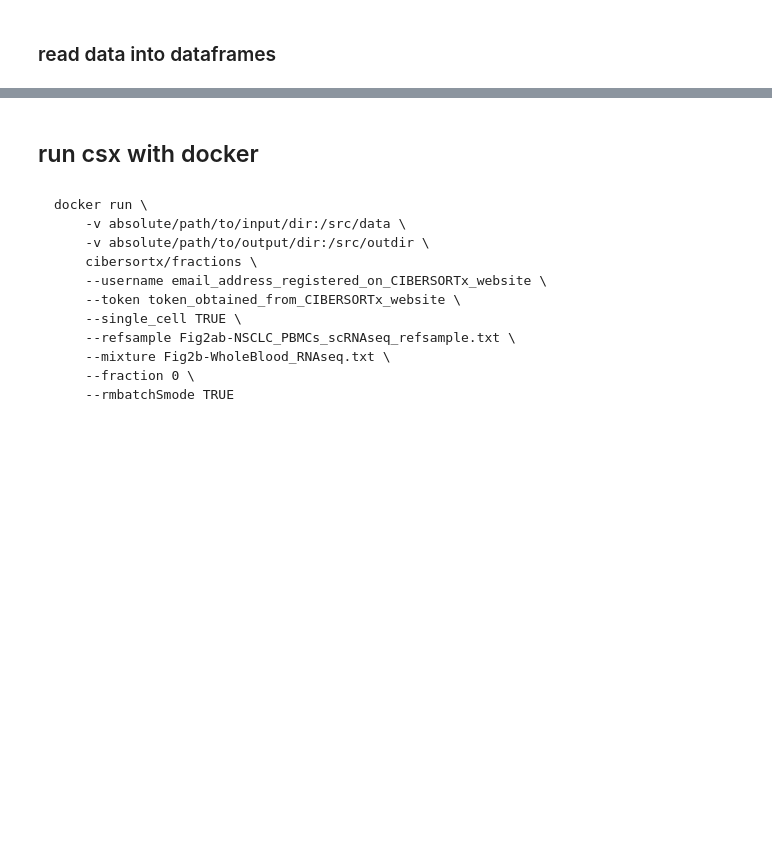
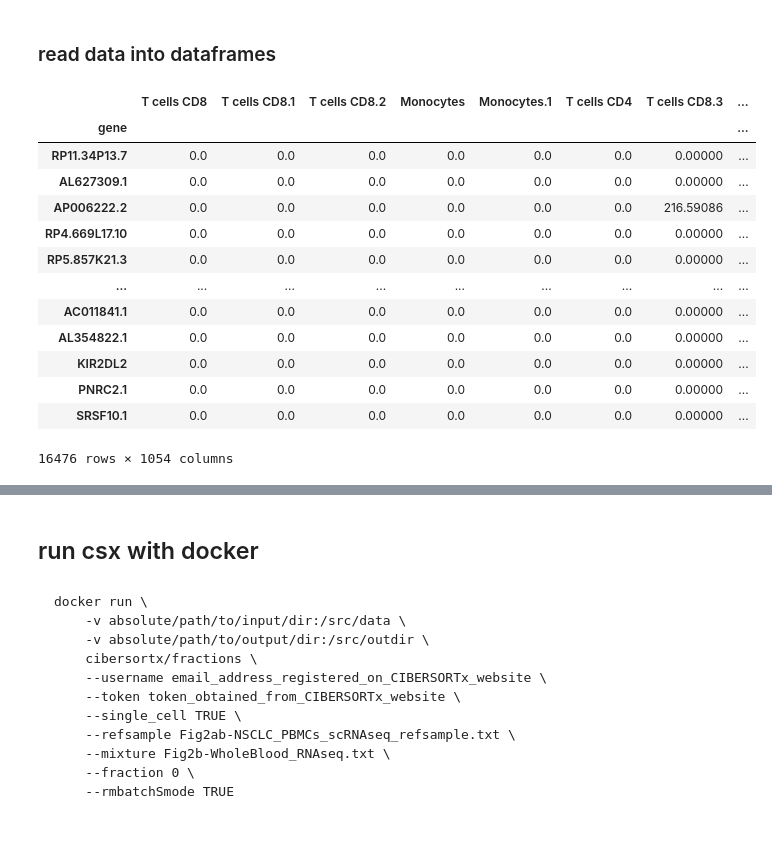
Before and after one commit to davidliu-lab/deconv, a Jupyter notebook: tut 1 - infer fractions in tirosh with nsclc sc data.ipynb, the cells around one changed output, grey strips where cells are left out. Saved outputs shown, nothing was run; the diff lists cells and outputs as text; code cells hidden in the pictures; blank space fills up the shorter version.

```diff
--- a/tut 1 - infer fractions in tirosh with nsclc sc data.ipynb
+++ b/tut 1 - infer fractions in tirosh with nsclc sc data.ipynb
@@ -28,13 +70,30 @@ import pandas as pd
 logging.getLogger('pandas').setLevel('DEBUG')
 # %%
 path = (
-    "/mnt/liulab/csx_example_files/"
-    "Fig2ab-NSCLC_PBMCs/Fig2ab-NSCLC_PBMCs_scRNAseq_refsample.txt"
+    "/mnt/liulab/csx_example_files/Fig2ab-NSCLC_PBMCs/"
+    "Fig2ab-NSCLC_PBMCs_scRNAseq_refsample.txt"
 )
 
 nsclc_pbmc_sc = pd.read_csv(
     path,
     sep='\t',
     index_col=0
 )
+
+nsclc_pbmc_sc
+# %% [output]
+|  | T cells CD8 | T cells CD8.1 | T cells CD8.2 | Monocytes | Monocytes.1 | T cells CD4 | T cells CD8.3 | ... |
+| gene |  |  |  |  |  |  |  | ... |
+| RP11.34P13.7 | 0.0 | 0.0 | 0.0 | 0.0 | 0.0 | 0.0 | 0.00000 | ... |
+| AL627309.1 | 0.0 | 0.0 | 0.0 | 0.0 | 0.0 | 0.0 | 0.00000 | ... |
+| AP006222.2 | 0.0 | 0.0 | 0.0 | 0.0 | 0.0 | 0.0 | 216.59086 | ... |
+| RP4.669L17.10 | 0.0 | 0.0 | 0.0 | 0.0 | 0.0 | 0.0 | 0.00000 | ... |
+| RP5.857K21.3 | 0.0 | 0.0 | 0.0 | 0.0 | 0.0 | 0.0 | 0.00000 | ... |
+| ... | ... | ... | ... | ... | ... | ... | ... | ... |
+| AC011841.1 | 0.0 | 0.0 | 0.0 | 0.0 | 0.0 | 0.0 | 0.00000 | ... |
+| AL354822.1 | 0.0 | 0.0 | 0.0 | 0.0 | 0.0 | 0.0 | 0.00000 | ... |
+| KIR2DL2 | 0.0 | 0.0 | 0.0 | 0.0 | 0.0 | 0.0 | 0.00000 | ... |
+| PNRC2.1 | 0.0 | 0.0 | 0.0 | 0.0 | 0.0 | 0.0 | 0.00000 | ... |
+| SRSF10.1 | 0.0 | 0.0 | 0.0 | 0.0 | 0.0 | 0.0 | 0.00000 | ... |
+16476 rows × 1054 columns
 # %%
```
Also changed, not shown: parts of 11 cells of this notebook, 1 other file.
